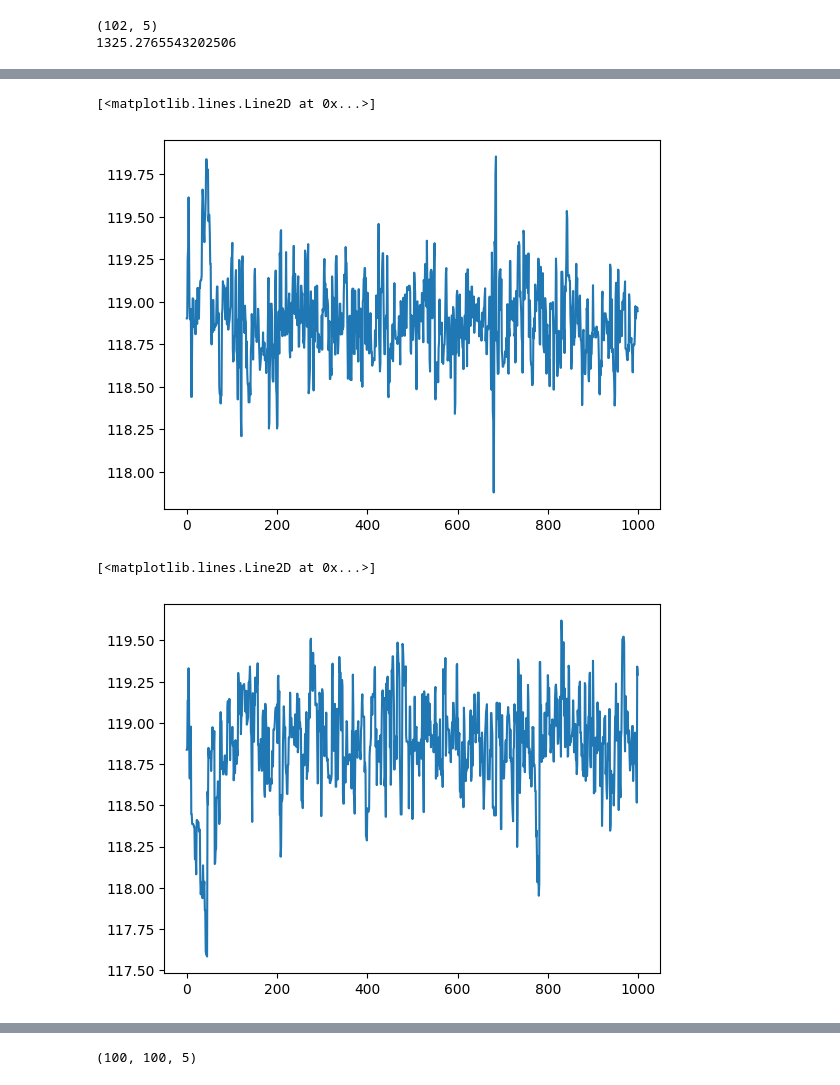
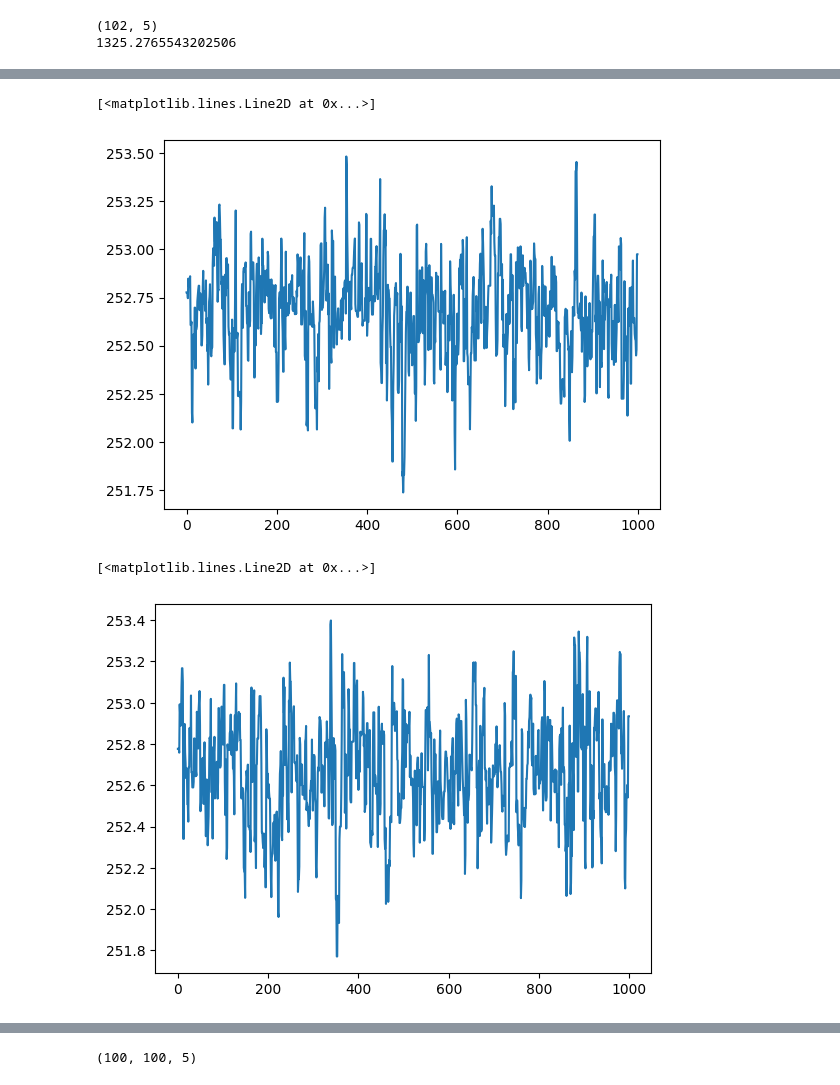
Before and after one commit to rishibbdb/TPN_DeV, a Jupyter notebook: dev/notebooks/blackjax_event_1.ipynb, the cells around one changed output, grey strips where cells are left out. Drawn from its saved outputs; the diff is of its cells as text; code cells hidden in the pictures.

```diff
--- a/dev/notebooks/blackjax_event_1.ipynb
+++ b/dev/notebooks/blackjax_event_1.ipynb
@@ -143,9 +142,11 @@ warmup = blackjax.chees_adaptation(log_p, n_chains)
 key_warmup, key_sample = jax.random.split(rng_key)
 optim = optax.adam(learning_rate=0.01)
 
-#track_src_init = jnp.deg2rad(jnp.array([130, 225]))
+#track_src_init = jnp.deg2rad(jnp.array([131.5, 218]))
 track_src_init = track_src
-track_pos_init = centered_track_pos + 30.0
+
+#track_pos_init = centered_track_pos + 30.0
+track_pos_init = centered_track_pos
 
 x0 = jnp.concatenate([track_src_init*scale_rad, track_pos_init/scale])
 x0 = jnp.repeat(jnp.expand_dims(x0, axis=0), n_chains, axis=0)
@@ -186,10 +192,10 @@ plt.plot(np.arange(num_warmup_steps), np.rad2deg(warmup_samples[0].position[:, 0
 # %%
-plt.plot(np.arange(num_warmup_steps), np.rad2deg(warmup_samples[0].position[:, 1, 0] / scale_rad))
+plt.plot(np.arange(num_warmup_steps), np.rad2deg(warmup_samples[0].position[:, 2, 1] / scale_rad))
 # %% [output]
 [<matplotlib.lines.Line2D at 0x...>]
-[figure, old version]
+[figure, new version]
 # %%
-plt.plot(np.arange(num_warmup_steps), np.rad2deg(warmup_samples[0].position[:, 2, 0] / scale_rad))
+plt.plot(np.arange(num_warmup_steps), np.rad2deg(warmup_samples[0].position[:, 3, 1] / scale_rad))
 # %% [output]
 [<matplotlib.lines.Line2D at 0x...>]
-[figure, old version]
+[figure, new version]
```
Also changed, not shown: parts of 31 cells of this notebook, 1 other file.
